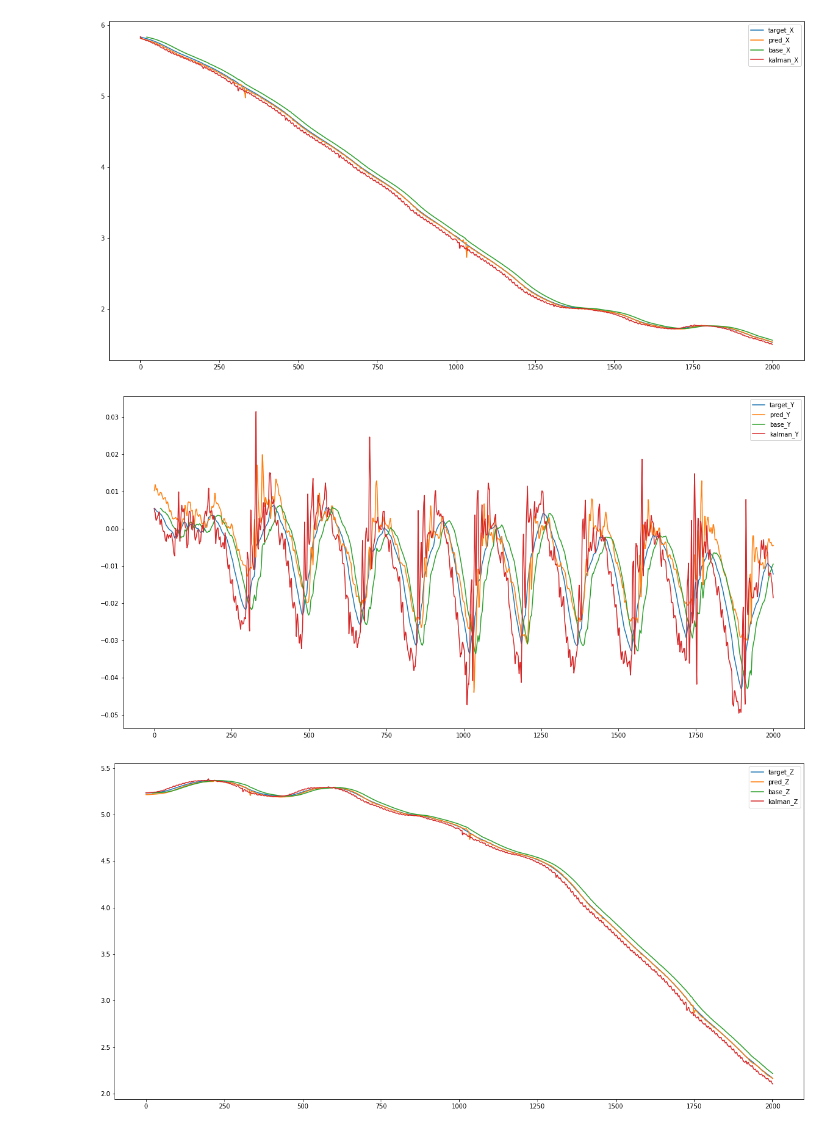
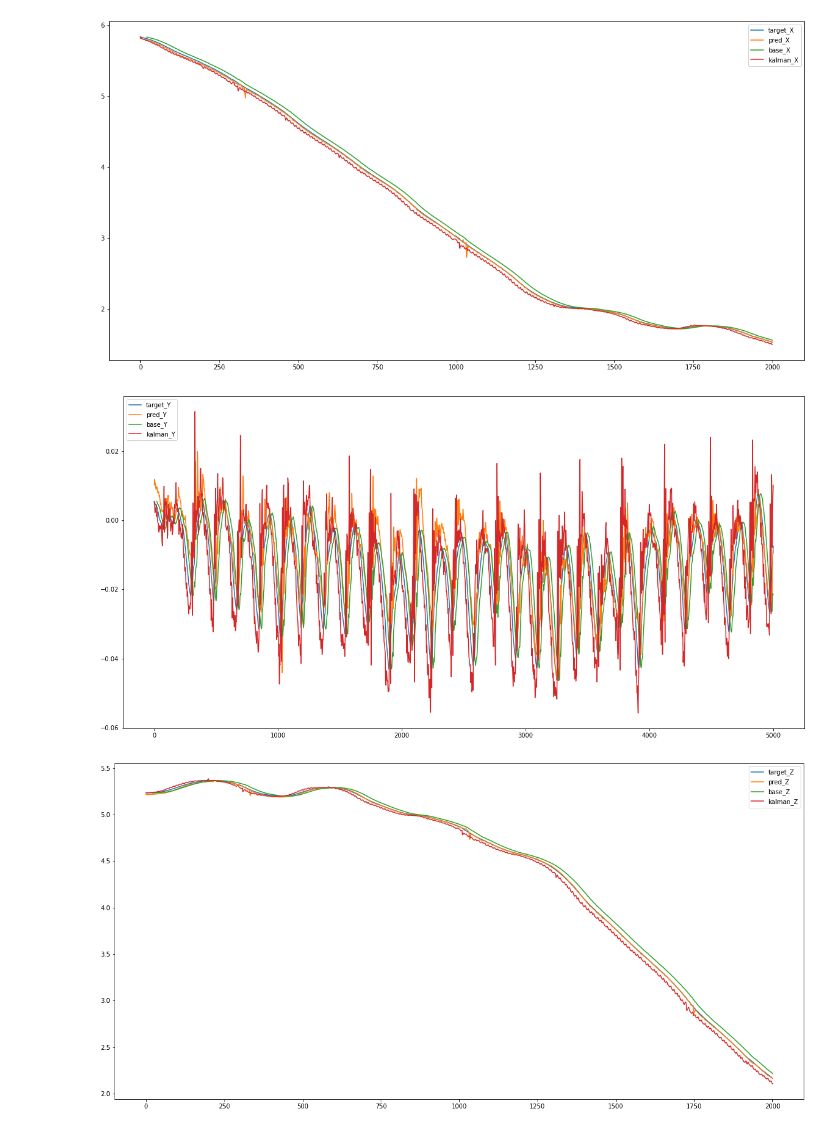
Before and after one commit to oleksa-oleksa/MasterThesis_UserPosition_6DOF, a Jupyter notebook: Development/notebooks/predictions_plots_gru1.ipynb, the cells around one changed output. Saved outputs shown, nothing was run; the diff lists cells and outputs as text; code cells hidden in the pictures.

```diff
--- a/Development/notebooks/predictions_plots_gru1.ipynb
+++ b/Development/notebooks/predictions_plots_gru1.ipynb
@@ -336,18 +336,18 @@ comp29.savefig(dest29)
 # %%
 compare29 = 'y'
 comp29 = plt.figure()
-plt.plot(targets.loc[0:2000, compare29],label='target_Y')
-plt.plot(predictions.loc[0:2000, compare29],label='pred_Y')
-plt.plot(base.loc[0:2000, compare29],label='base_Y')
-plt.plot(kalman.loc[0:2000, compare29],label='kalman_Y')
+plt.plot(targets.loc[0:5000, compare29],label='target_Y')
+plt.plot(predictions.loc[0:5000, compare29],label='pred_Y')
+plt.plot(base.loc[0:5000, compare29],label='base_Y')
+plt.plot(kalman.loc[0:5000, compare29],label='kalman_Y')
 comp29.set_figwidth(20)
 comp29.set_figheight(10)
 plt.legend()
 plt.show()
 dest29 = os.path.join(dest, f"kalman-{compare29}_base_pred_zoomed.pdf")
 comp29.savefig(dest29)
 # %% [output]
-[figure, old version]
+[figure, new version]
 # %%
 compare29 = 'z'
 comp29 = plt.figure()
```
Also changed, not shown: 6 other files.
